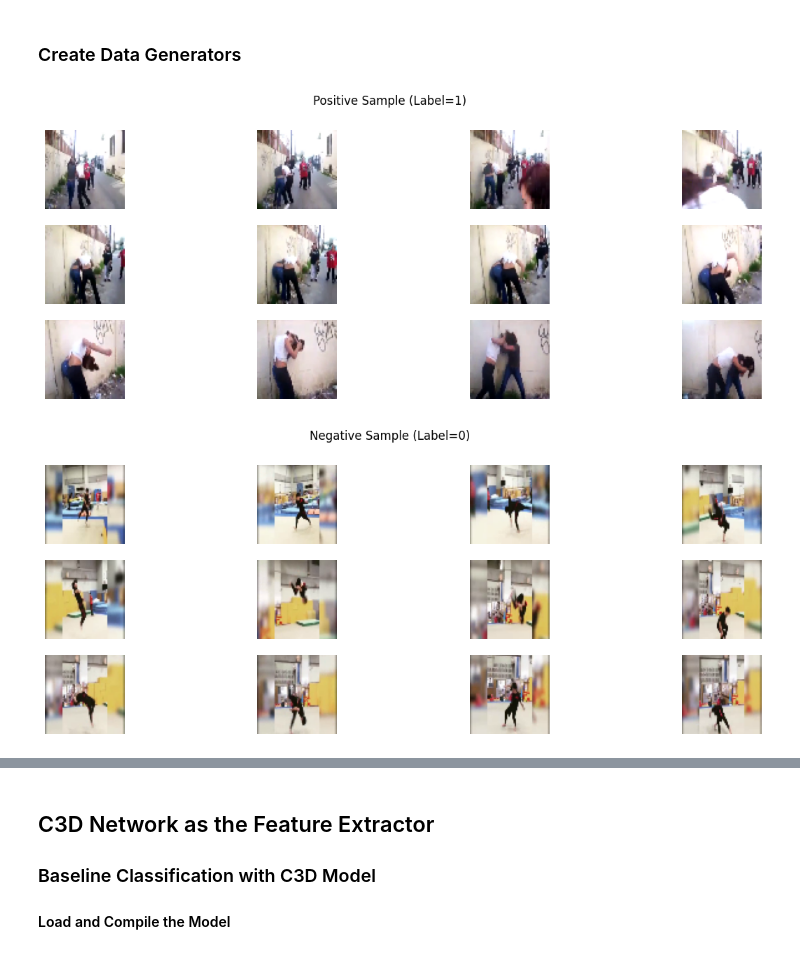
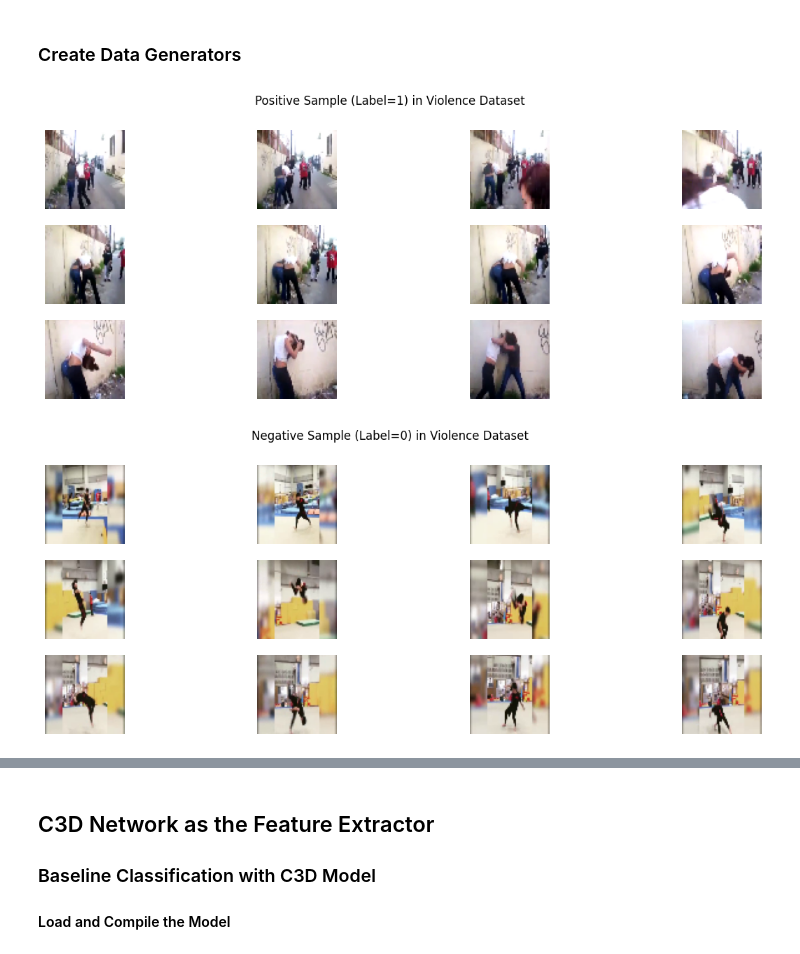
Before and after one commit to kmock930/Autism-Diagnosis-Transfer-Learning, a Jupyter notebook: main.ipynb, the cells around one changed output, grey strips where cells are left out. Cells and saved outputs as stored; diff of their text form; code cells hidden in the pictures.

```diff
--- a/main.ipynb
+++ b/main.ipynb
@@ -178,15 +179,15 @@ def visualize_sample(sample, title):
 # %%
 positive_sample = (positive_sample * 255).astype('uint8')
 negative_sample = (negative_sample * 255).astype('uint8')
 
 # Visualize the positive sample
-visualize_sample(positive_sample, title='Positive Sample (Label=1)')
+visualize_sample(positive_sample, title='Positive Sample (Label=1) in Violence Dataset')
 
 # Visualize the negative sample
-visualize_sample(negative_sample, title='Negative Sample (Label=0)')
+visualize_sample(negative_sample, title='Negative Sample (Label=0) in Violence Dataset')
 # %% [output]
-[figure, old version]
+[figure, new version]
-[figure, old version]
+[figure, new version]
 # %%
 
 violence_val_generator = VideoDataGenerator(
```
Also changed, not shown: parts of 7 cells of this notebook.
